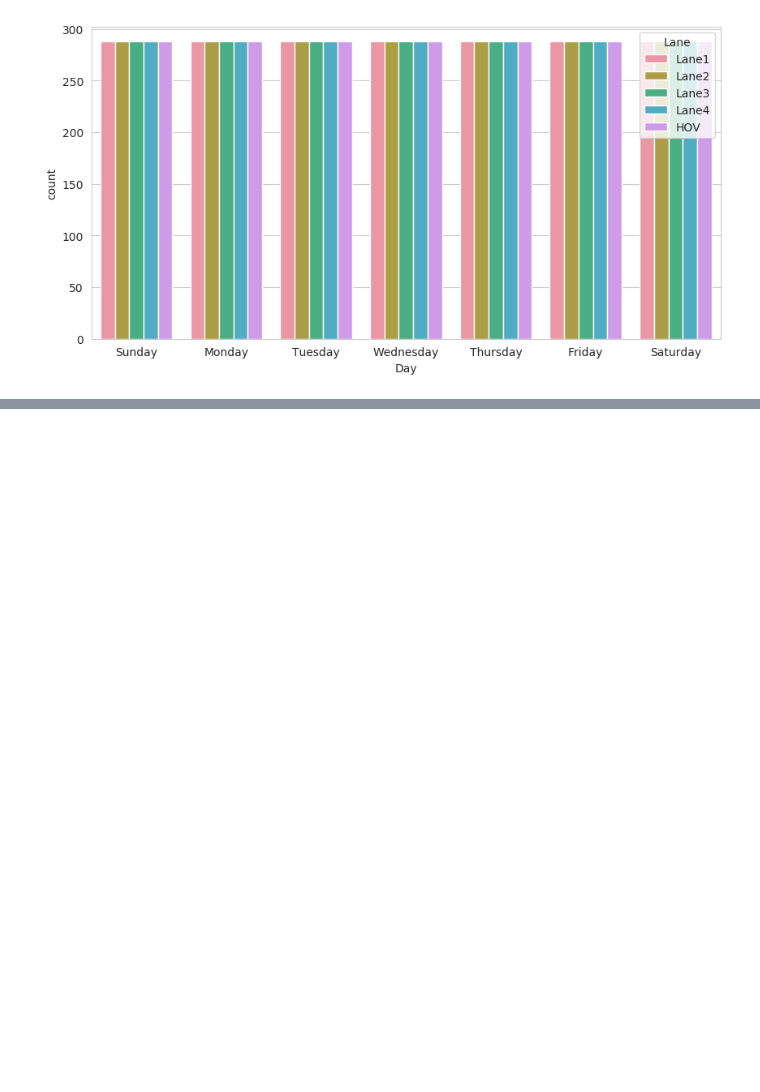
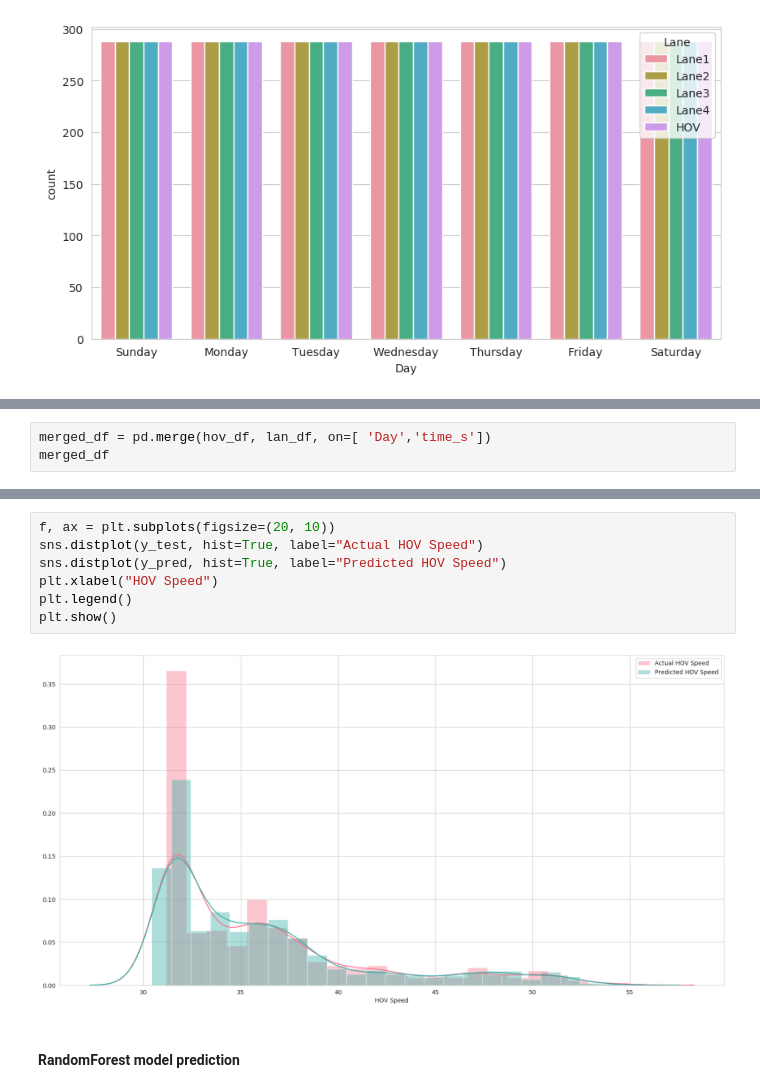
Before and after one commit to UE-Wang/ADS-508-Final-Project, a Jupyter notebook: 508W4.ipynb, the cells around one changed output, grey strips where cells are left out. Cells and saved outputs as stored; diff of their text form; blank space fills up the shorter version.

```diff
--- a/508W4.ipynb
+++ b/508W4.ipynb
@@ -960,0 +837,3 @@ print('Test set:', len(test))
+# %%
+merged_df = pd.merge(hov_df, lan_df, on=[ 'Day','time_s'])
+merged_df
@@ -960,0 +1013,11 @@ print('Test set:', len(test))
+# %%
+f, ax = plt.subplots(figsize=(20, 10))
+sns.distplot(y_test, hist=True, label="Actual HOV Speed")
+sns.distplot(y_pred, hist=True, label="Predicted HOV Speed")
+plt.xlabel("HOV Speed")
+plt.legend()
+plt.show()
+# %% [output]
+[figure, added]
+# %% [markdown]
+#### RandomForest model prediction
```
Also changed, not shown: parts of 68 cells of this notebook.
